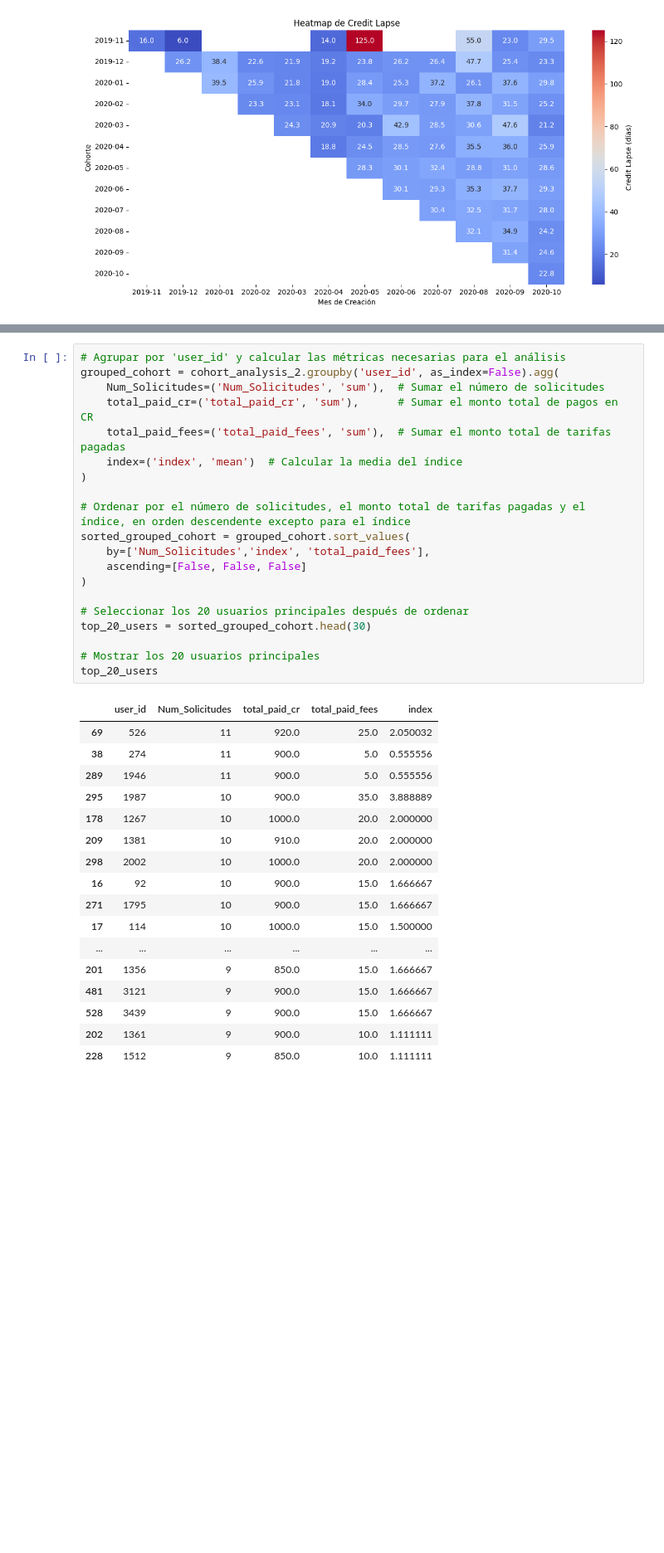
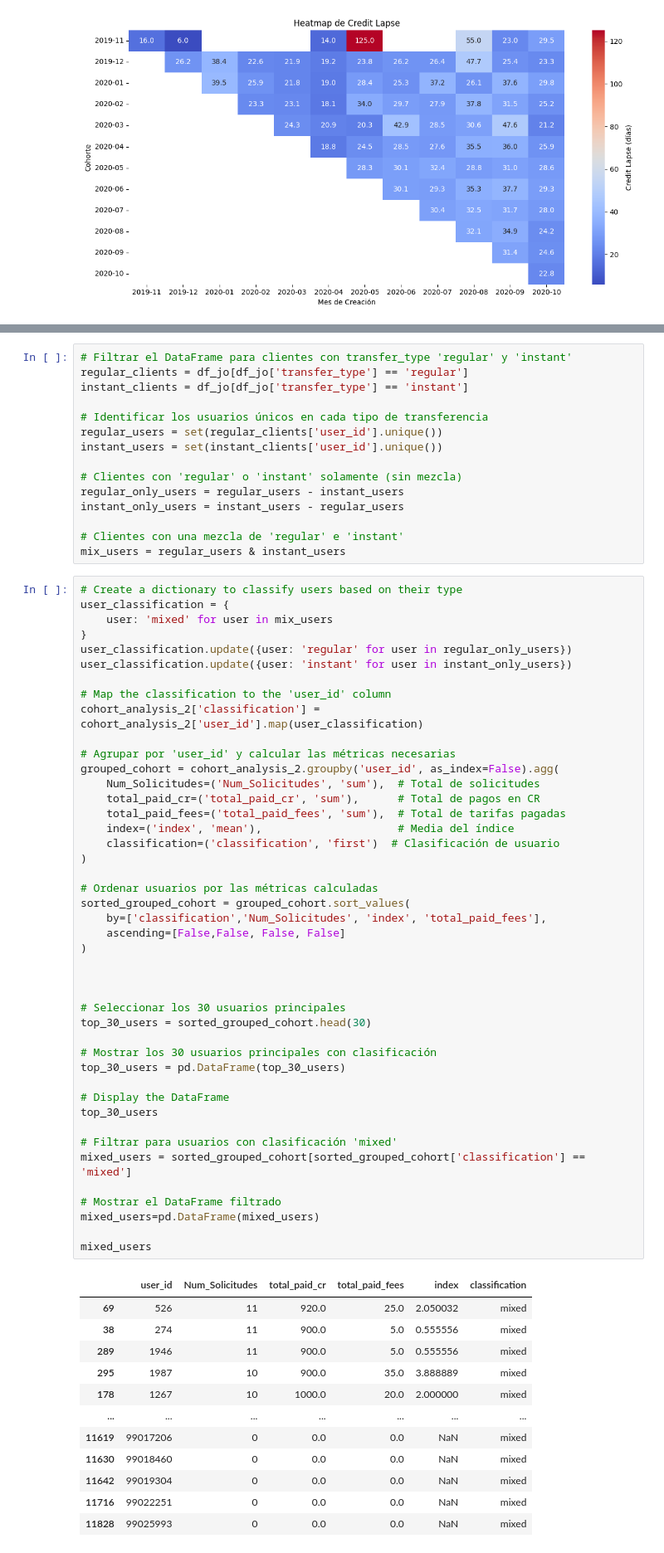
Before and after one commit to albagd77/Pasta-Loca---Proyecto-para-curso-Data-Scientist-UOC, a Jupyter notebook: analysis_ale.ipynb, the cells around one changed output, grey strips where cells are left out. Shown at 83% size. Cells and saved outputs as stored; diff of their text form; blank space fills up the shorter version.

```diff
--- a/analysis_ale.ipynb
+++ b/analysis_ale.ipynb
@@ -476,38 +477,72 @@ cohort_analysis_2
+# %%
+# Filtrar el DataFrame para clientes con transfer_type 'regular' y 'instant'
+regular_clients = df_jo[df_jo['transfer_type'] == 'regular']
+instant_clients = df_jo[df_jo['transfer_type'] == 'instant']
+
+# Identificar los usuarios únicos en cada tipo de transferencia
+regular_users = set(regular_clients['user_id'].unique())
+instant_users = set(instant_clients['user_id'].unique())
+
+# Clientes con 'regular' o 'instant' solamente (sin mezcla)
+regular_only_users = regular_users - instant_users
+instant_only_users = instant_users - regular_users
+
+# Clientes con una mezcla de 'regular' e 'instant'
+mix_users = regular_users & instant_users
 # %%
-# Agrupar por 'user_id' y calcular las métricas necesarias para el análisis
+# Create a dictionary to classify users based on their type
+user_classification = {
+    user: 'mixed' for user in mix_users
+}
+user_classification.update({user: 'regular' for user in regular_only_users})
+user_classification.update({user: 'instant' for user in instant_only_users})
+
+# Map the classification to the 'user_id' column
+cohort_analysis_2['classification'] = cohort_analysis_2['user_id'].map(user_classification)
+
+# Agrupar por 'user_id' y calcular las métricas necesarias
 grouped_cohort = cohort_analysis_2.groupby('user_id', as_index=False).agg(
-    Num_Solicitudes=('Num_Solicitudes', 'sum'),  # Sumar el número de solicitudes
-    total_paid_cr=('total_paid_cr', 'sum'),      # Sumar el monto total de pagos en CR
-    total_paid_fees=('total_paid_fees', 'sum'),  # Sumar el monto total de tarifas pagadas
-    index=('index', 'mean')  # Calcular la media del índice
+    Num_Solicitudes=('Num_Solicitudes', 'sum'),  # Total de solicitudes
+    total_paid_cr=('total_paid_cr', 'sum'),      # Total de pagos en CR
+    total_paid_fees=('total_paid_fees', 'sum'),  # Total de tarifas pagadas
+    index=('index', 'mean'),                     # Media del índice
+    classification=('classification', 'first')  # Clasificación de usuario
 )
 
-# Ordenar por el número de solicitudes, el monto total de tarifas pagadas y el índice, en orden descendente excepto para el índice
+# Ordenar usuarios por las métricas calculadas
 sorted_grouped_cohort = grouped_cohort.sort_values(
-    by=['Num_Solicitudes','index', 'total_paid_fees'],
-    ascending=[False, False, False]
+    by=['classification','Num_Solicitudes', 'index', 'total_paid_fees'],
+    ascending=[False,False, False, False]
 )
 
-# Seleccionar los 20 usuarios principales después de ordenar
-top_20_users = sorted_grouped_cohort.head(30)
 
-# Mostrar los 20 usuarios principales
-top_20_users
+
+# Seleccionar los 30 usuarios principales
+top_30_users = sorted_grouped_cohort.head(30)
+
+# Mostrar los 30 usuarios principales con clasificación
+top_30_users = pd.DataFrame(top_30_users)
+
+# Display the DataFrame
+top_30_users
+
+# Filtrar para usuarios con clasificación 'mixed'
+mixed_users = sorted_grouped_cohort[sorted_grouped_cohort['classification'] == 'mixed']
+
+# Mostrar el DataFrame filtrado
+mixed_users=pd.DataFrame(mixed_users)
+
+mixed_users
 # %% [output]
-|  | user_id | Num_Solicitudes | total_paid_cr | total_paid_fees | index |
-| 69 | 526 | 11 | 920.0 | 25.0 | 2.050032 |
-| 38 | 274 | 11 | 900.0 | 5.0 | 0.555556 |
-| 289 | 1946 | 11 | 900.0 | 5.0 | 0.555556 |
-| 295 | 1987 | 10 | 900.0 | 35.0 | 3.888889 |
-| 178 | 1267 | 10 | 1000.0 | 20.0 | 2.000000 |
-| 209 | 1381 | 10 | 910.0 | 20.0 | 2.000000 |
-| 298 | 2002 | 10 | 1000.0 | 20.0 | 2.000000 |
-| 16 | 92 | 10 | 900.0 | 15.0 | 1.666667 |
-| 271 | 1795 | 10 | 900.0 | 15.0 | 1.666667 |
-| 17 | 114 | 10 | 1000.0 | 15.0 | 1.500000 |
-| ... | ... | ... | ... | ... | ... |
-| 201 | 1356 | 9 | 850.0 | 15.0 | 1.666667 |
-| 481 | 3121 | 9 | 900.0 | 15.0 | 1.666667 |
-| 528 | 3439 | 9 | 900.0 | 15.0 | 1.666667 |
-| 202 | 1361 | 9 | 900.0 | 10.0 | 1.111111 |
-| 228 | 1512 | 9 | 850.0 | 10.0 | 1.111111 |
+|  | user_id | Num_Solicitudes | total_paid_cr | total_paid_fees | index | classification |
+| 69 | 526 | 11 | 920.0 | 25.0 | 2.050032 | mixed |
+| 38 | 274 | 11 | 900.0 | 5.0 | 0.555556 | mixed |
+| 289 | 1946 | 11 | 900.0 | 5.0 | 0.555556 | mixed |
+| 295 | 1987 | 10 | 900.0 | 35.0 | 3.888889 | mixed |
+| 178 | 1267 | 10 | 1000.0 | 20.0 | 2.000000 | mixed |
+| ... | ... | ... | ... | ... | ... | ... |
+| 11619 | 99017206 | 0 | 0.0 | 0.0 | NaN | mixed |
+| 11630 | 99018460 | 0 | 0.0 | 0.0 | NaN | mixed |
+| 11642 | 99019304 | 0 | 0.0 | 0.0 | NaN | mixed |
+| 11716 | 99022251 | 0 | 0.0 | 0.0 | NaN | mixed |
+| 11828 | 99025993 | 0 | 0.0 | 0.0 | NaN | mixed |
```
Also changed, not shown: parts of 7 cells of this notebook, 3 other files.
